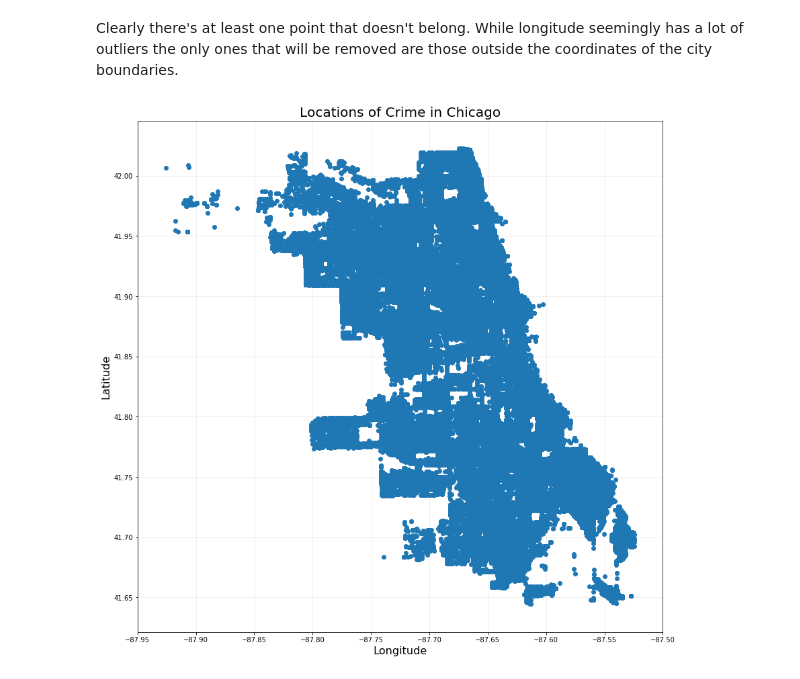
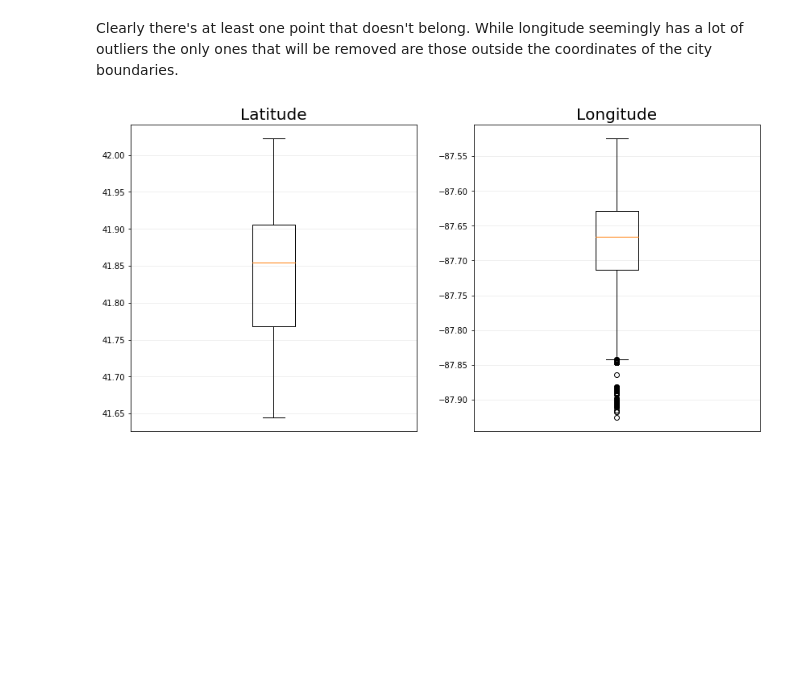
Before and after one commit to maria-knigge/CSCI4502, a Jupyter notebook: CrimeNotebook.ipynb, the cells around one changed output. Saved outputs shown, nothing was run; the diff lists cells and outputs as text; code cells hidden in the pictures; blank space fills up the shorter version.

```diff
--- a/CrimeNotebook.ipynb
+++ b/CrimeNotebook.ipynb
@@ -88,19 +93,22 @@ dfCrime.dropna(inplace=True)
 # %% [markdown]
 ### Outliers
 # %%
-fig, axes = plt.subplots(nrows=1, ncols=2, figsize=(14,7))
+def locationBoxPlot():
+    fig, axes = plt.subplots(nrows=1, ncols=2, figsize=(14,7))
 
-axes[0].boxplot(dfCrime["Latitude"])
-axes[0].set_title("Latitude", fontsize=20)
-axes[0].set_xticks([])
-axes[0].grid(alpha=0.25)
-axes[0].set_axisbelow(True)
+    axes[0].boxplot(dfCrime["Latitude"])
+    axes[0].set_title("Latitude", fontsize=20)
+    axes[0].set_xticks([])
+    axes[0].grid(alpha=0.25)
+    axes[0].set_axisbelow(True)
 
-axes[1].boxplot(dfCrime["Longitude"])
-axes[1].set_title("Longitude", fontsize=20)
-axes[1].set_xticks([])
-axes[1].grid(alpha=0.25)
-axes[1].set_axisbelow(True)
+    axes[1].boxplot(dfCrime["Longitude"])
+    axes[1].set_title("Longitude", fontsize=20)
+    axes[1].set_xticks([])
+    axes[1].grid(alpha=0.25)
+    axes[1].set_axisbelow(True)
+
+locationBoxPlot()
 # %% [output]
 [figure]
 # %% [markdown]
@@ -108,13 +116,7 @@ Clearly there's at least one point that doesn't belong. While longitude seemingl
 # %%
 dfCrime = dfCrime.loc[dfCrime["Latitude"] > 41.6].loc[dfCrime["Latitude"] < 42.1]
 dfCrime = dfCrime.loc[dfCrime["Longitude"] > -88].loc[dfCrime["Longitude"] < -87.5]
 
-fig, ax = plt.subplots(nrows=1, ncols=1, figsize=(14,14))
-ax.scatter(dfCrime["Longitude"],dfCrime["Latitude"])
-ax.set_xlabel("Longitude", fontsize=16)
-ax.set_ylabel("Latitude", fontsize=16)
-ax.set_title("Locations of Crime in Chicago", fontsize=20)
-ax.grid(alpha=0.25)
-ax.set_axisbelow(True)
+locationBoxPlot()
 # %% [output]
-[figure, old version]
+[figure, new version]
```
Also changed, not shown: parts of 9 cells of this notebook.
